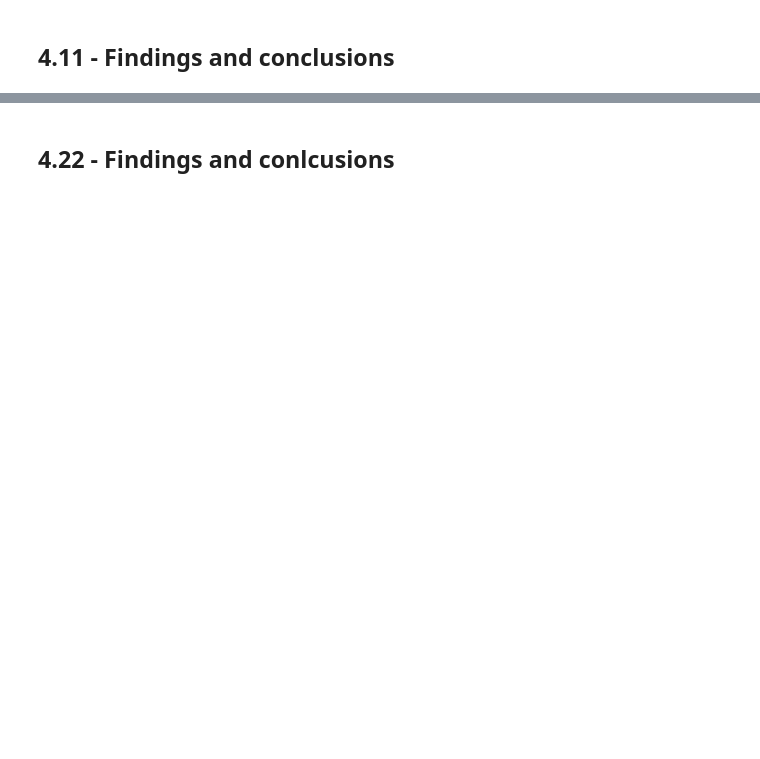
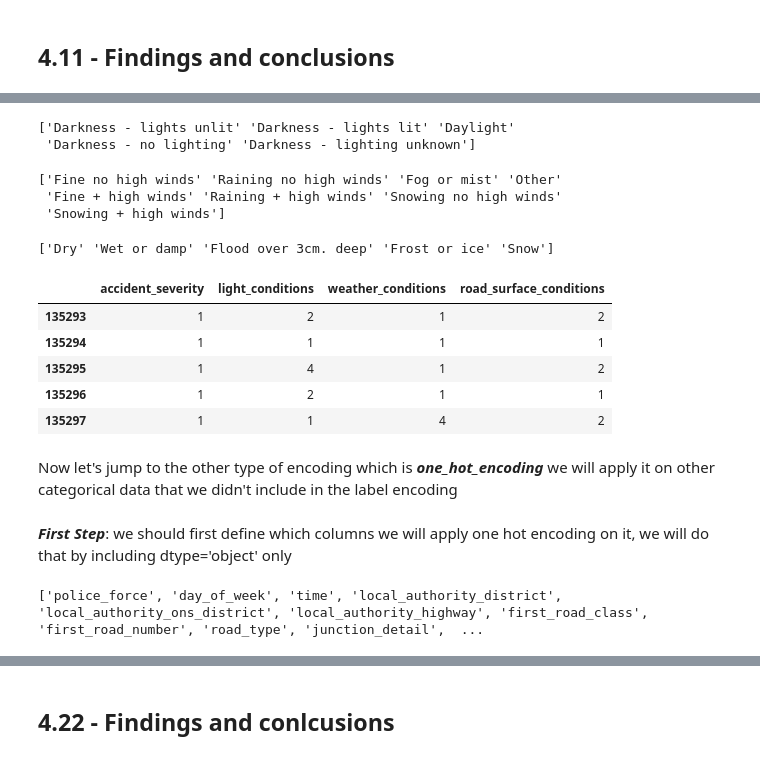
Before and after one commit to Abdelrahman-Khater/DE, a Jupyter notebook: m1 khair.ipynb, the cells around one changed output, grey strips where cells are left out. Cells and saved outputs as stored; diff of their text form; code cells hidden in the pictures; blank space fills up the shorter version.

Commit message:
Discretization and Encoding

```diff
--- a/m1 khair.ipynb
+++ b/m1 khair.ipynb
@@ -512,0 +524,2 @@ To check the location outliars, I researched the uk min and max longitude [-8.62
+# %%
+dataset['date'] =  pd.to_datetime(dataset['date'], format='%d/%m/%Y')
@@ -512,0 +534,2 @@ To check the location outliars, I researched the uk min and max longitude [-8.62
+# %%
+dataset['Week number'] = dataset['date'].dt.isocalendar().week
@@ -516,0 +574,42 @@ To check the location outliars, I researched the uk min and max longitude [-8.62
+# %%
+print(dataset["light_conditions"].unique())
+# %% [output]
+['Darkness - lights unlit' 'Darkness - lights lit' 'Daylight'
+ 'Darkness - no lighting' 'Darkness - lighting unknown']
+# %%
+print(dataset["weather_conditions"].unique())
+# %% [output]
+['Fine no high winds' 'Raining no high winds' 'Fog or mist' 'Other'
+ 'Fine + high winds' 'Raining + high winds' 'Snowing no high winds'
+ 'Snowing + high winds']
+# %%
+print(dataset["road_surface_conditions"].unique())
+# %% [output]
+['Dry' 'Wet or damp' 'Flood over 3cm. deep' 'Frost or ice' 'Snow']
+# %%
+label_encoded_values={'accident_severity':{'Slight':1,'Serious':2,'Fatal':3},
+                      'light_conditions':{'Daylight':1,'Darkness - lights lit':2, 'Darkness - lights unlit':3,'Darkness - no lighting':4,'Darkness - lighting unknown':0},
+                      'weather_conditions':{'Fine no high winds':1, 'Fine + high winds':2, 'Raining no high winds':3,'Raining + high winds':4, 'Snowing no high winds':5,'Snowing + high winds':6,'Fog or mist':7 ,'Other':0},
+                      'road_surface_conditions':{'Dry':1,'Wet or damp':2,'Flood over 3cm. deep':3,'Frost or ice':4,'Snow':5}}
+# %%
+# Function to encode categorical attributes in a given dataset as numbers
+def number_encode_features(df,label_encoded_values_replacement):
+    result = df.copy() # take a copy of the dataframe
+    return result.replace(label_encoded_values_replacement)
+# %%
+# Apply function defined above to accidents dataset
+encoded_data = number_encode_features(dataset,label_encoded_values)
+
+# Display last 5 records in transformed dataset to verify numerical transformation
+encoded_data.loc[:,["accident_severity","light_conditions",'weather_conditions',"road_surface_conditions"]].tail(5)
+# %% [output]
+|  | accident_severity | light_conditions | weather_conditions | road_surface_conditions |
+| 135293 | 1 | 2 | 1 | 2 |
+| 135294 | 1 | 1 | 1 | 1 |
+| 135295 | 1 | 4 | 1 | 2 |
+| 135296 | 1 | 2 | 1 | 1 |
+| 135297 | 1 | 1 | 4 | 2 |
+# %% [markdown]
+Now let's jump to the other type of encoding which is ***one_hot_encoding*** we will apply it on other categorical data that we didn't include in the label encoding
+# %% [markdown]
+***First Step***: we should first define which columns we will apply one hot encoding on it, we will do that by including dtype='object' only
@@ -516,0 +621,4 @@ To check the location outliars, I researched the uk min and max longitude [-8.62
+# %%
+print(get_categorical_data(encoded_data))
+# %% [output]
+['police_force', 'day_of_week', 'time', 'local_authority_district', 'local_authority_ons_district', 'local_authority_highway', 'first_road_class', 'first_road_number', 'road_type', 'junction_detail',  ...
```
Also changed, not shown: parts of 20 cells of this notebook.
